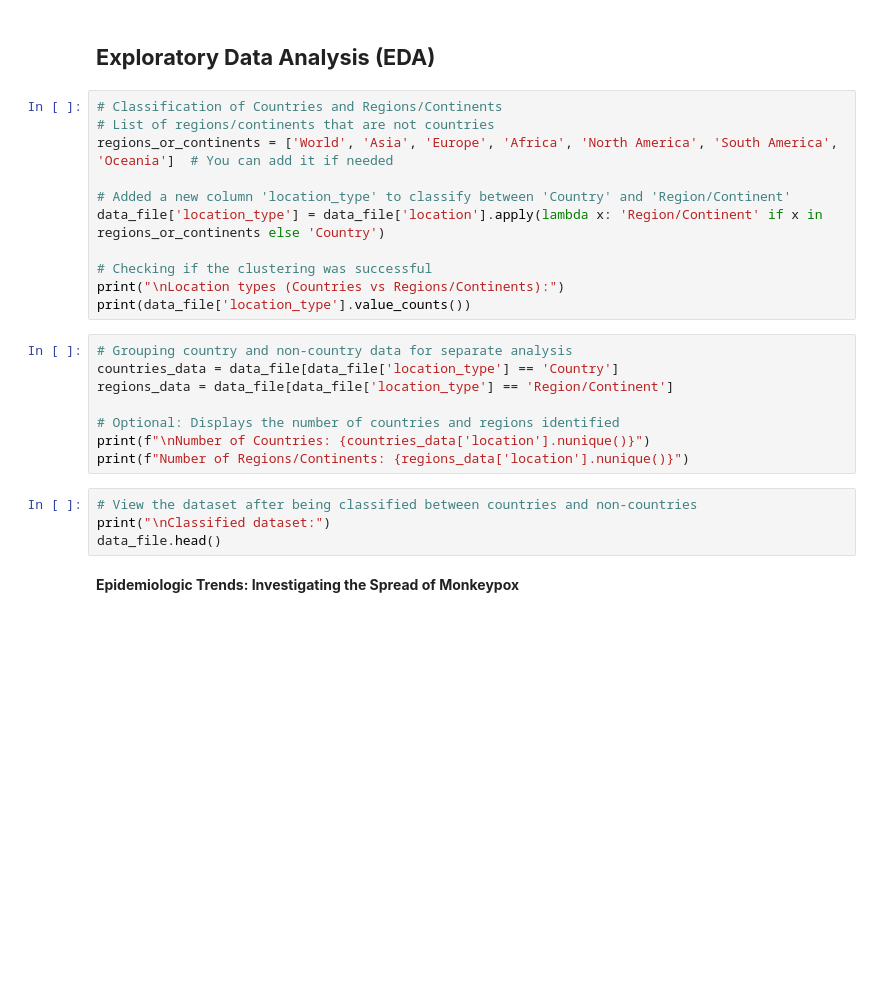
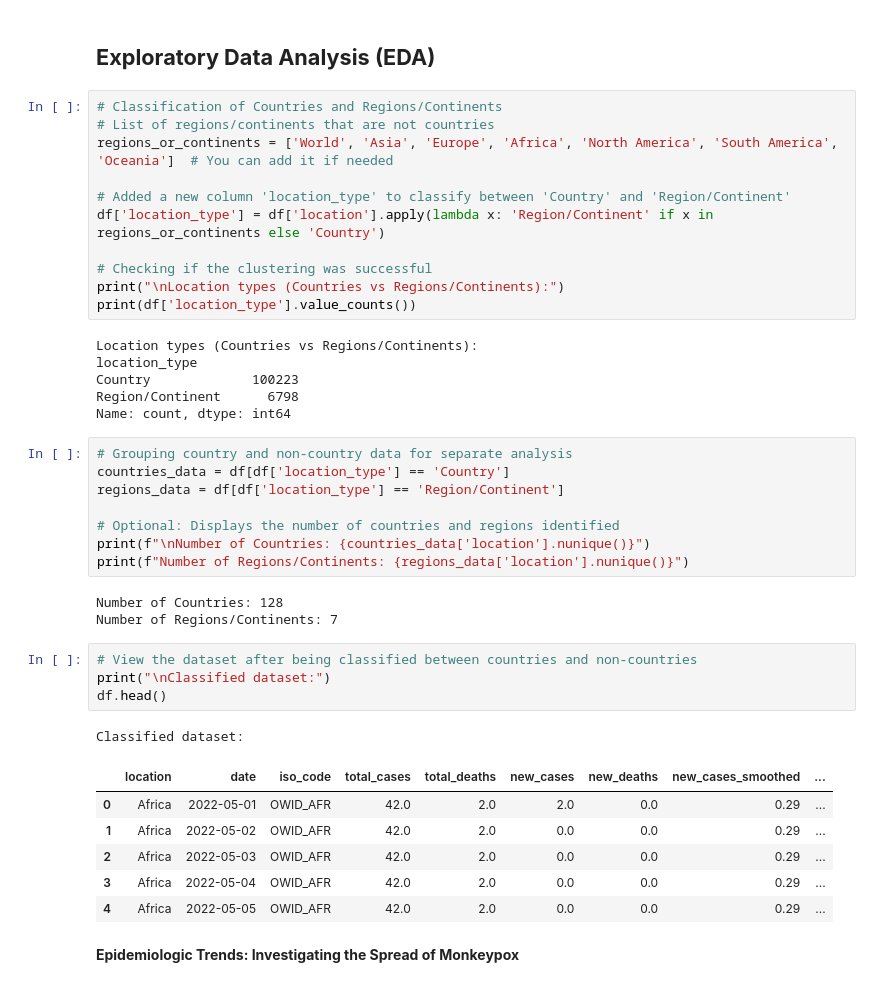
Before and after one commit to RyanGA09/DataAnalyst-ImpactAnalysisOfMonkeypoxCaseStudy, a Jupyter notebook: notebooks/visualization/Notebook_2022_5_to_2024_12.ipynb, the cells around one changed output. Saved outputs shown, nothing was run; the diff lists cells and outputs as text; blank space fills up the shorter version.

```diff
--- a/notebooks/visualization/Notebook_2022_5_to_2024_12.ipynb
+++ b/notebooks/visualization/Notebook_2022_5_to_2024_12.ipynb
@@ -76,23 +112,40 @@ data_file.info()
 regions_or_continents = ['World', 'Asia', 'Europe', 'Africa', 'North America', 'South America', 'Oceania']  # You can add it if needed
 
 # Added a new column 'location_type' to classify between 'Country' and 'Region/Continent'
-data_file['location_type'] = data_file['location'].apply(lambda x: 'Region/Continent' if x in regions_or_continents else 'Country')
+df['location_type'] = df['location'].apply(lambda x: 'Region/Continent' if x in regions_or_continents else 'Country')
 
 # Checking if the clustering was successful
 print("\nLocation types (Countries vs Regions/Continents):")
-print(data_file['location_type'].value_counts())
+print(df['location_type'].value_counts())
+# %% [output]
+Location types (Countries vs Regions/Continents):
+location_type
+Country             100223
+Region/Continent      6798
+Name: count, dtype: int64
 # %%
 # Grouping country and non-country data for separate analysis
-countries_data = data_file[data_file['location_type'] == 'Country']
-regions_data = data_file[data_file['location_type'] == 'Region/Continent']
+countries_data = df[df['location_type'] == 'Country']
+regions_data = df[df['location_type'] == 'Region/Continent']
 
 # Optional: Displays the number of countries and regions identified
 print(f"\nNumber of Countries: {countries_data['location'].nunique()}")
 print(f"Number of Regions/Continents: {regions_data['location'].nunique()}")
+# %% [output]
+Number of Countries: 128
+Number of Regions/Continents: 7
 # %%
 # View the dataset after being classified between countries and non-countries
 print("\nClassified dataset:")
-data_file.head()
+df.head()
+# %% [output]
+Classified dataset:
+|  | location | date | iso_code | total_cases | total_deaths | new_cases | new_deaths | new_cases_smoothed | ... |
+| 0 | Africa | 2022-05-01 | OWID_AFR | 42.0 | 2.0 | 2.0 | 0.0 | 0.29 | ... |
+| 1 | Africa | 2022-05-02 | OWID_AFR | 42.0 | 2.0 | 0.0 | 0.0 | 0.29 | ... |
+| 2 | Africa | 2022-05-03 | OWID_AFR | 42.0 | 2.0 | 0.0 | 0.0 | 0.29 | ... |
+| 3 | Africa | 2022-05-04 | OWID_AFR | 42.0 | 2.0 | 0.0 | 0.0 | 0.29 | ... |
+| 4 | Africa | 2022-05-05 | OWID_AFR | 42.0 | 2.0 | 0.0 | 0.0 | 0.29 | ... |
 # %% [markdown]
 **Epidemiologic Trends: Investigating the Spread of Monkeypox**
 # %% [markdown]
```
Also changed, not shown: parts of 12 cells of this notebook, 4 other files.
